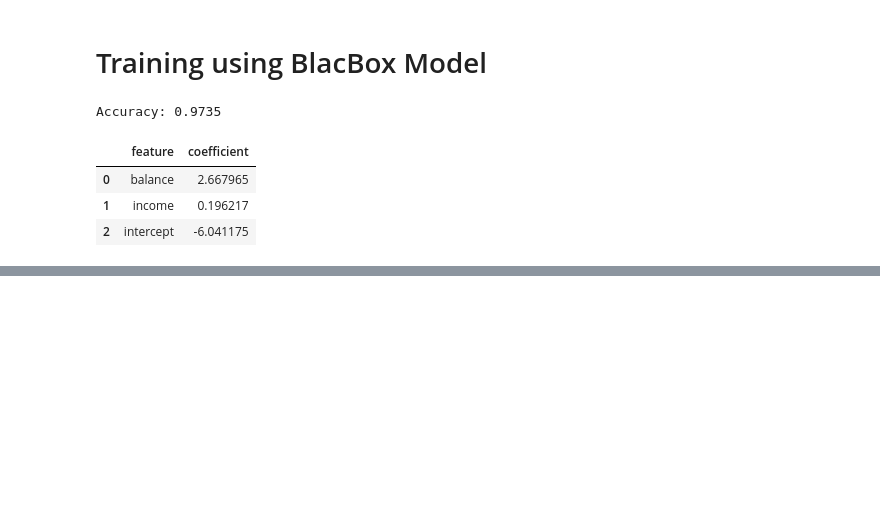
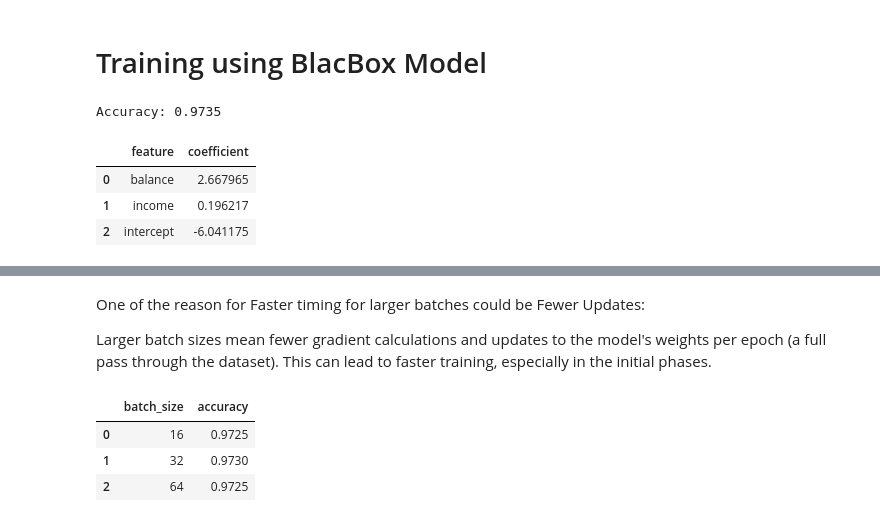
Before and after one commit to krishangupta33/Unboxing-Black-Box-ML-Models, a Jupyter notebook: HW5/HW5.ipynb, the cells around one changed output, grey strips where cells are left out. Cells and saved outputs as stored; diff of their text form; code cells hidden in the pictures; blank space fills up the shorter version.

```diff
--- a/HW5/HW5.ipynb
+++ b/HW5/HW5.ipynb
@@ -171,0 +331,11 @@ final_theta
+# %% [markdown]
+One of the reason for Faster timing for larger batches could be Fewer Updates:
+
+Larger batch sizes mean fewer gradient calculations and updates to the model's weights per epoch (a full pass through the dataset). This can lead to faster training, especially in the initial phases.
+# %%
+accuracy_df
+# %% [output]
+|  | batch_size | accuracy |
+| 0 | 16 | 0.9725 |
+| 1 | 32 | 0.9730 |
+| 2 | 64 | 0.9725 |
```
Also changed, not shown: parts of 12 cells of this notebook.
